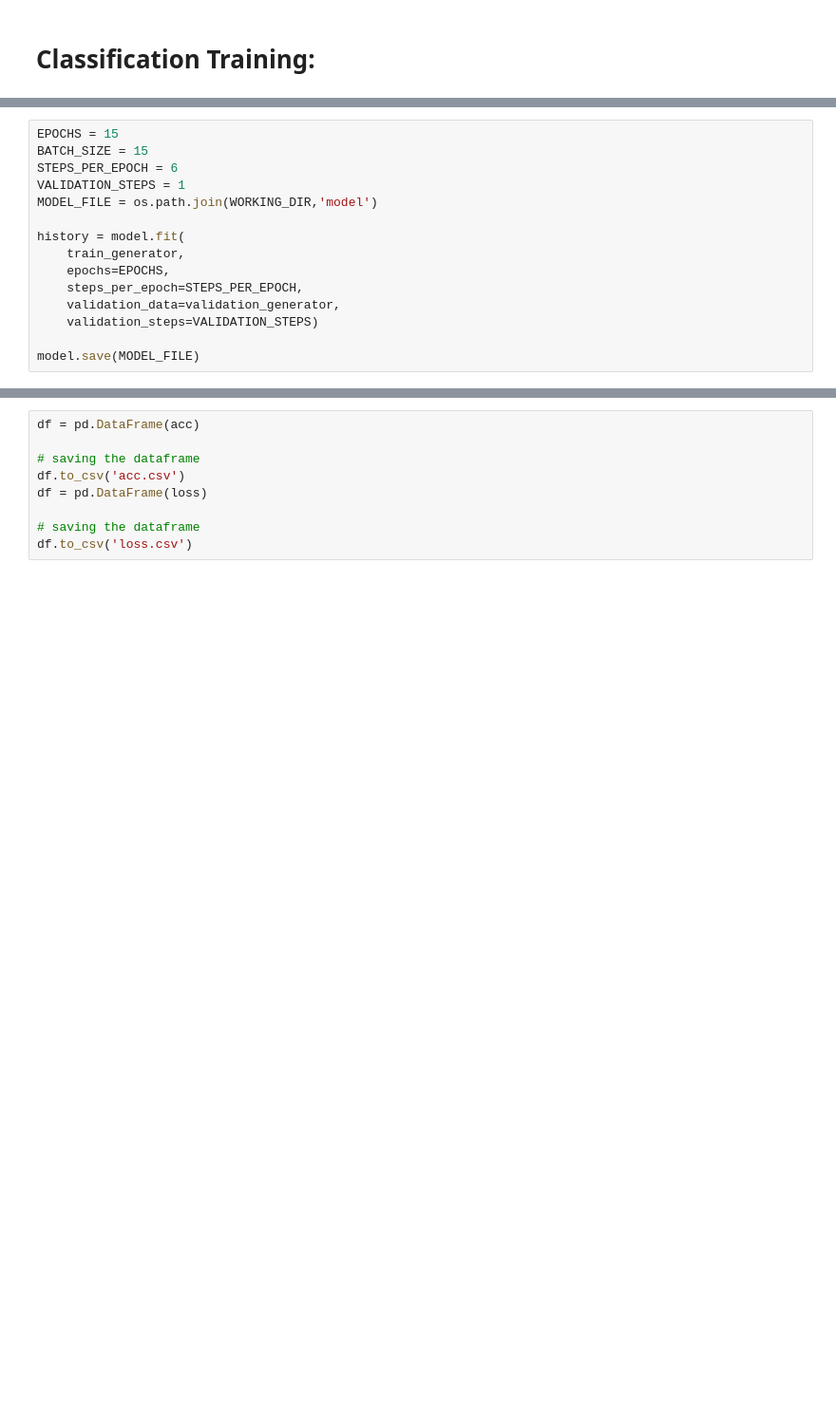
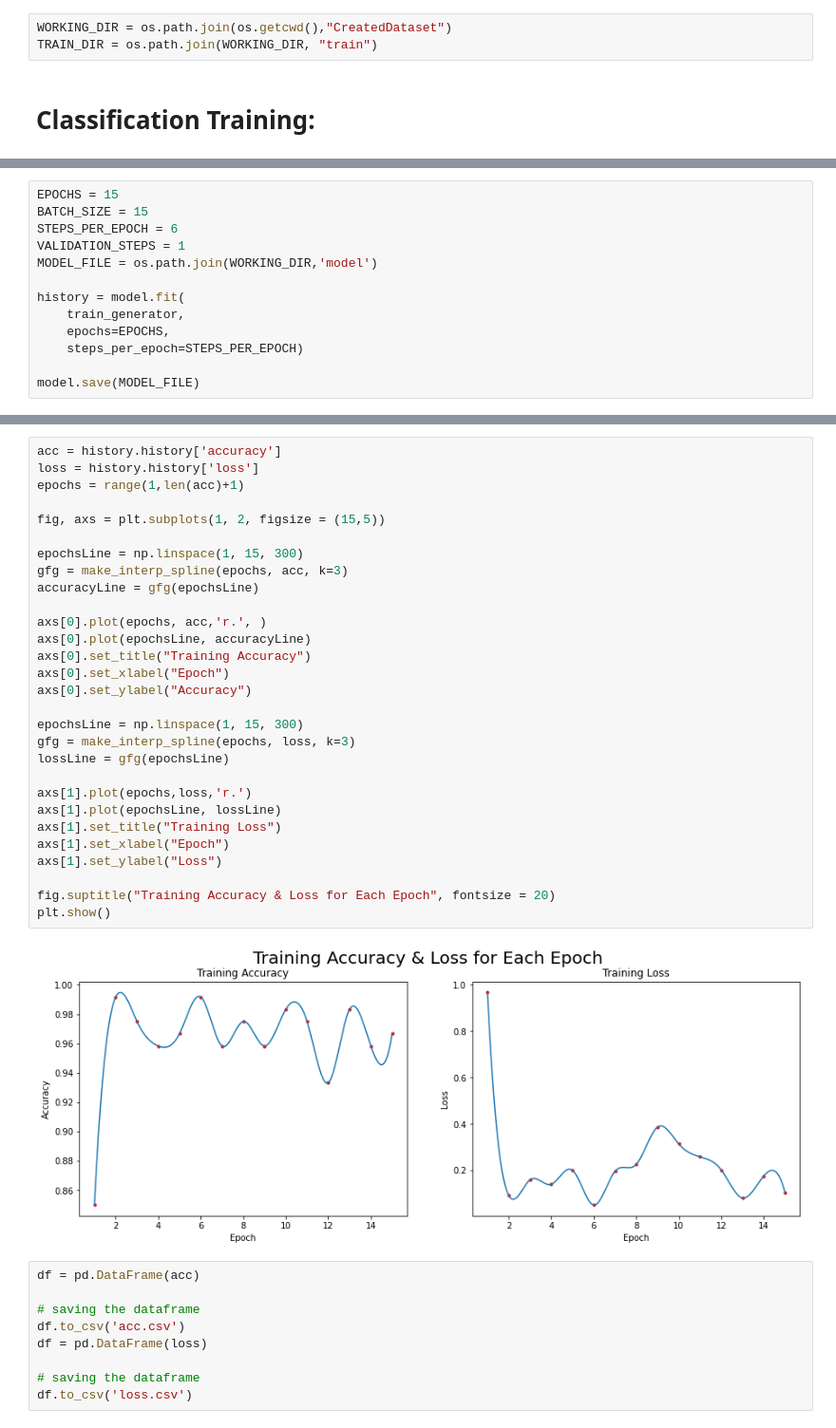
Before and after one commit to mrrehani/CNN-Wheres-Waldo, a Jupyter notebook: ClassifyWaldo.ipynb, the cells around one changed output, grey strips where cells are left out. Shown at 95% size. Saved outputs shown, nothing was run; the diff lists cells and outputs as text; blank space fills up the shorter version.

```diff
--- a/ClassifyWaldo.ipynb
+++ b/ClassifyWaldo.ipynb
@@ -48,3 +14,6 @@ VAL_DIR = '/content/drive/My Drive/539Project/test/CreatedDataset/Network/val'
+# %%
+WORKING_DIR = os.path.join(os.getcwd(),"CreatedDataset")
+TRAIN_DIR = os.path.join(WORKING_DIR, "train")
 # %% [markdown]
 # Classification Training:
 # %%
@@ -136,9 +87,7 @@ MODEL_FILE = os.path.join(WORKING_DIR,'model')
 history = model.fit(
     train_generator,
     epochs=EPOCHS,
-    steps_per_epoch=STEPS_PER_EPOCH,
-    validation_data=validation_generator,
-    validation_steps=VALIDATION_STEPS)
+    steps_per_epoch=STEPS_PER_EPOCH)
 
 model.save(MODEL_FILE)
 # %% [output]
@@ -188,3 +114,34 @@ plt.show()
+# %%
+acc = history.history['accuracy']
+loss = history.history['loss']
+epochs = range(1,len(acc)+1)
+
+fig, axs = plt.subplots(1, 2, figsize = (15,5))
+
+epochsLine = np.linspace(1, 15, 300)
+gfg = make_interp_spline(epochs, acc, k=3)
+accuracyLine = gfg(epochsLine)
+
+axs[0].plot(epochs, acc,'r.', )
+axs[0].plot(epochsLine, accuracyLine)
+axs[0].set_title("Training Accuracy")
+axs[0].set_xlabel("Epoch")
+axs[0].set_ylabel("Accuracy")
+
+epochsLine = np.linspace(1, 15, 300)
+gfg = make_interp_spline(epochs, loss, k=3)
+lossLine = gfg(epochsLine)
+
+axs[1].plot(epochs,loss,'r.')
+axs[1].plot(epochsLine, lossLine)
+axs[1].set_title("Training Loss")
+axs[1].set_xlabel("Epoch")
+axs[1].set_ylabel("Loss")
+
+fig.suptitle("Training Accuracy & Loss for Each Epoch", fontsize = 20)
+plt.show()
+# %% [output]
+[figure, added]
 # %%
 df = pd.DataFrame(acc)
 
```
Also changed, not shown: parts of 19 cells of this notebook.
